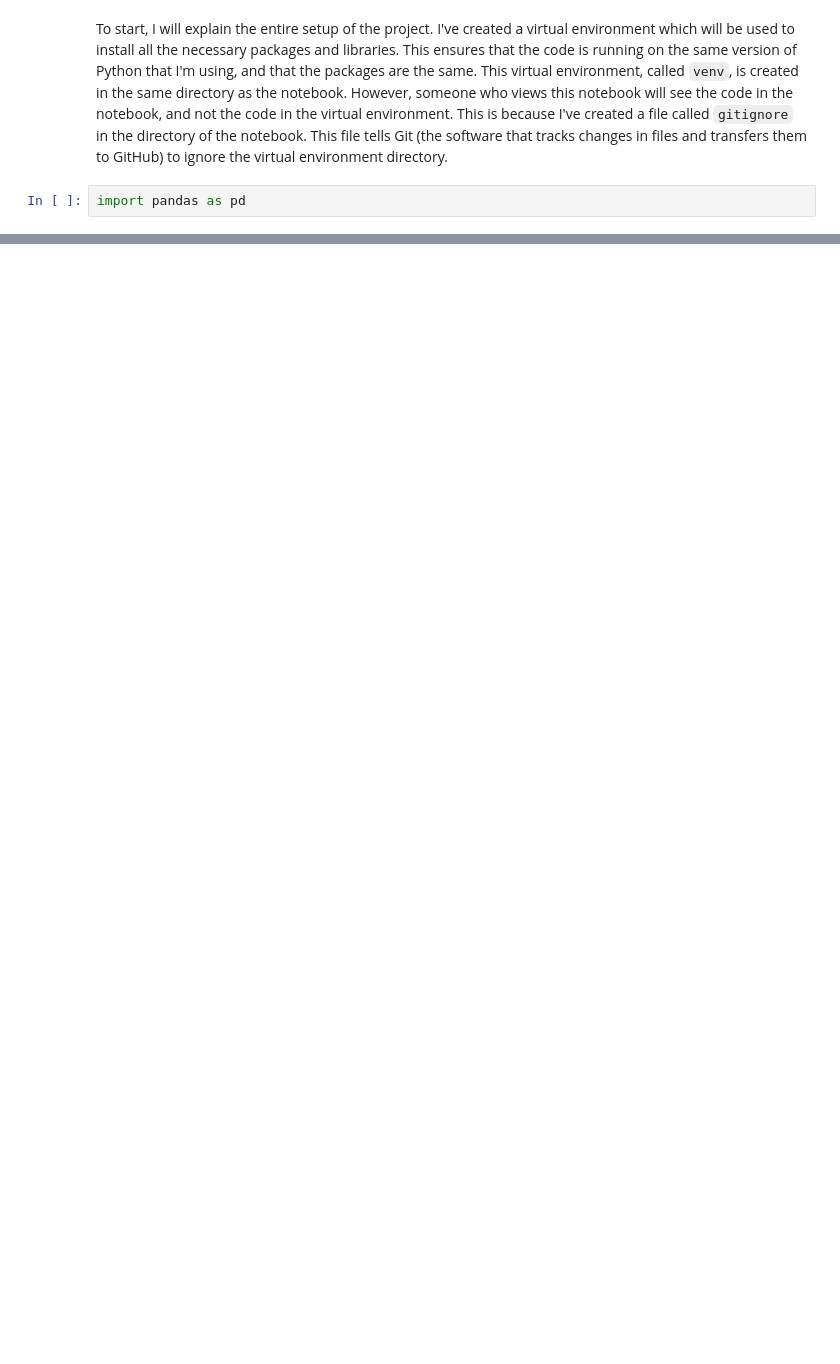
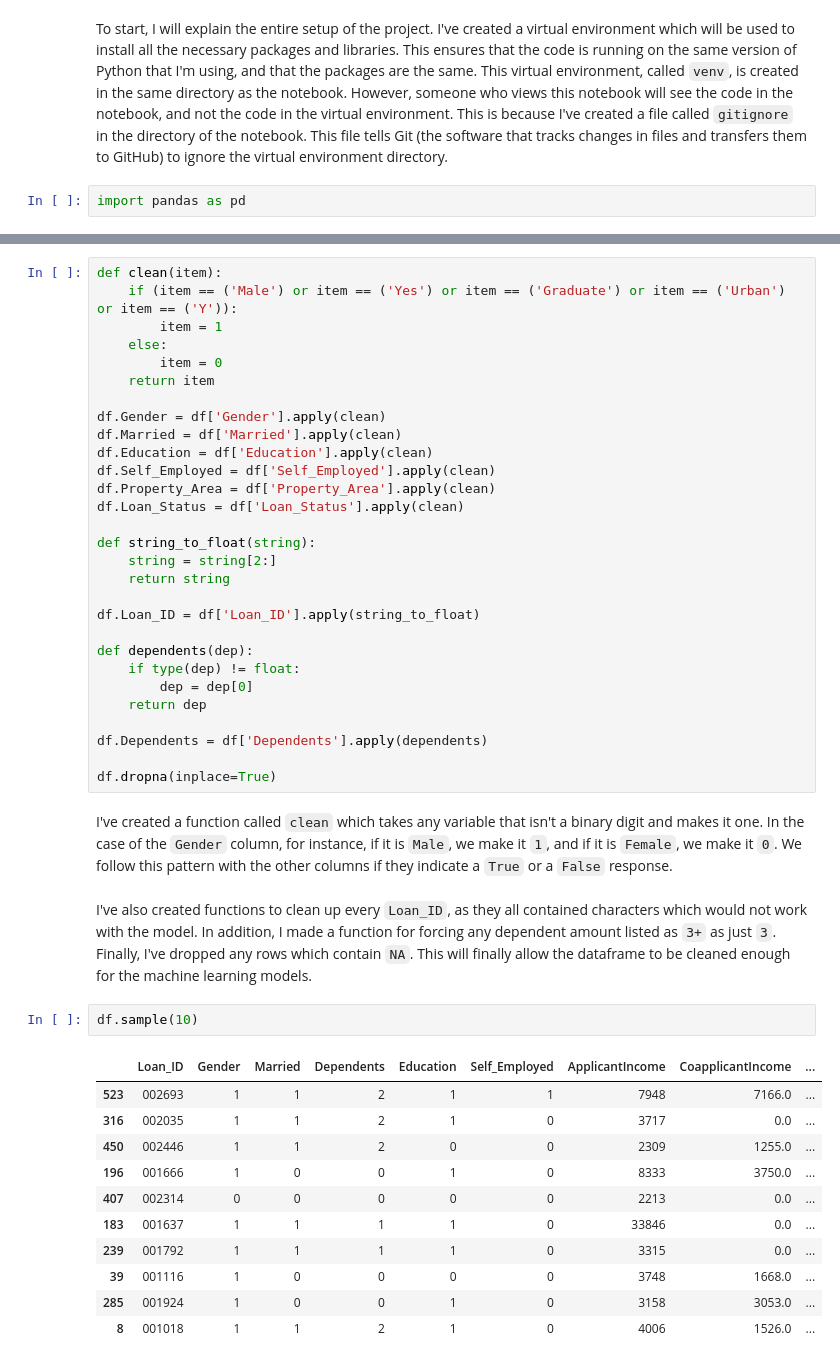
Before and after one commit to dubincorey/LATM-Final-Project, a Jupyter notebook: machine_learnining.ipynb, the cells around one changed output, grey strips where cells are left out. Saved outputs shown, nothing was run; the diff lists cells and outputs as text; blank space fills up the shorter version.

```diff
--- a/machine_learnining.ipynb
+++ b/machine_learnining.ipynb
@@ -22,0 +54,47 @@ import pandas as pd
+# %%
+def clean(item):
+    if (item == ('Male') or item == ('Yes') or item == ('Graduate') or item == ('Urban') or item == ('Y')):
+        item = 1
+    else:
+        item = 0
+    return item
+
+df.Gender = df['Gender'].apply(clean)
+df.Married = df['Married'].apply(clean)
+df.Education = df['Education'].apply(clean)
+df.Self_Employed = df['Self_Employed'].apply(clean)
+df.Property_Area = df['Property_Area'].apply(clean)
+df.Loan_Status = df['Loan_Status'].apply(clean)
+
+def string_to_float(string):
+    string = string[2:]
+    return string
+
+df.Loan_ID = df['Loan_ID'].apply(string_to_float)
+
+def dependents(dep):
+    if type(dep) != float:
+        dep = dep[0]
+    return dep
+
+df.Dependents = df['Dependents'].apply(dependents)
+
+df.dropna(inplace=True)
+# %% [markdown]
+I've created a function called `clean` which takes any variable that isn't a binary digit and makes it one. In the case of the `Gender` column, for instance, if it is `Male`, we make it `1`, and if it is `Female`, we make it `0`. We follow this pattern with the other columns if they indicate a `True` or a `False` response.
+# %% [markdown]
+I've also created functions to clean up every `Loan_ID`, as they all contained characters which would not work with the model. In addition, I made a function for forcing any dependent amount listed as `3+` as just `3`. Finally, I've dropped any rows which contain `NA`. This will finally allow the dataframe to be cleaned enough for the machine learning models.
+# %%
+df.sample(10)
+# %% [output]
+|  | Loan_ID | Gender | Married | Dependents | Education | Self_Employed | ApplicantIncome | CoapplicantIncome | ... |
+| 523 | 002693 | 1 | 1 | 2 | 1 | 1 | 7948 | 7166.0 | ... |
+| 316 | 002035 | 1 | 1 | 2 | 1 | 0 | 3717 | 0.0 | ... |
+| 450 | 002446 | 1 | 1 | 2 | 0 | 0 | 2309 | 1255.0 | ... |
+| 196 | 001666 | 1 | 0 | 0 | 1 | 0 | 8333 | 3750.0 | ... |
+| 407 | 002314 | 0 | 0 | 0 | 0 | 0 | 2213 | 0.0 | ... |
+| 183 | 001637 | 1 | 1 | 1 | 1 | 0 | 33846 | 0.0 | ... |
+| 239 | 001792 | 1 | 1 | 1 | 1 | 0 | 3315 | 0.0 | ... |
+| 39 | 001116 | 1 | 0 | 0 | 0 | 0 | 3748 | 1668.0 | ... |
+| 285 | 001924 | 1 | 0 | 0 | 1 | 0 | 3158 | 3053.0 | ... |
+| 8 | 001018 | 1 | 1 | 2 | 1 | 0 | 4006 | 1526.0 | ... |
```
Also changed, not shown: parts of 62 cells of this notebook, 2 other files.
